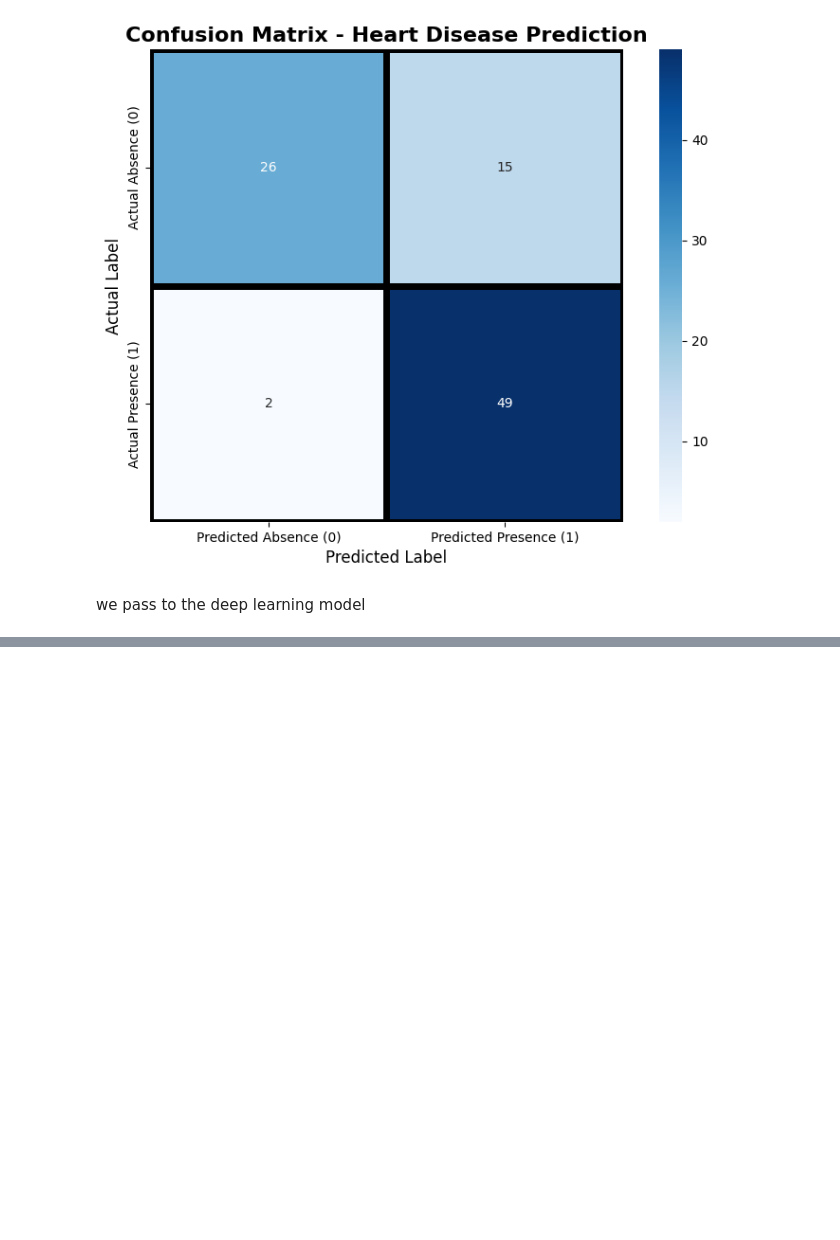
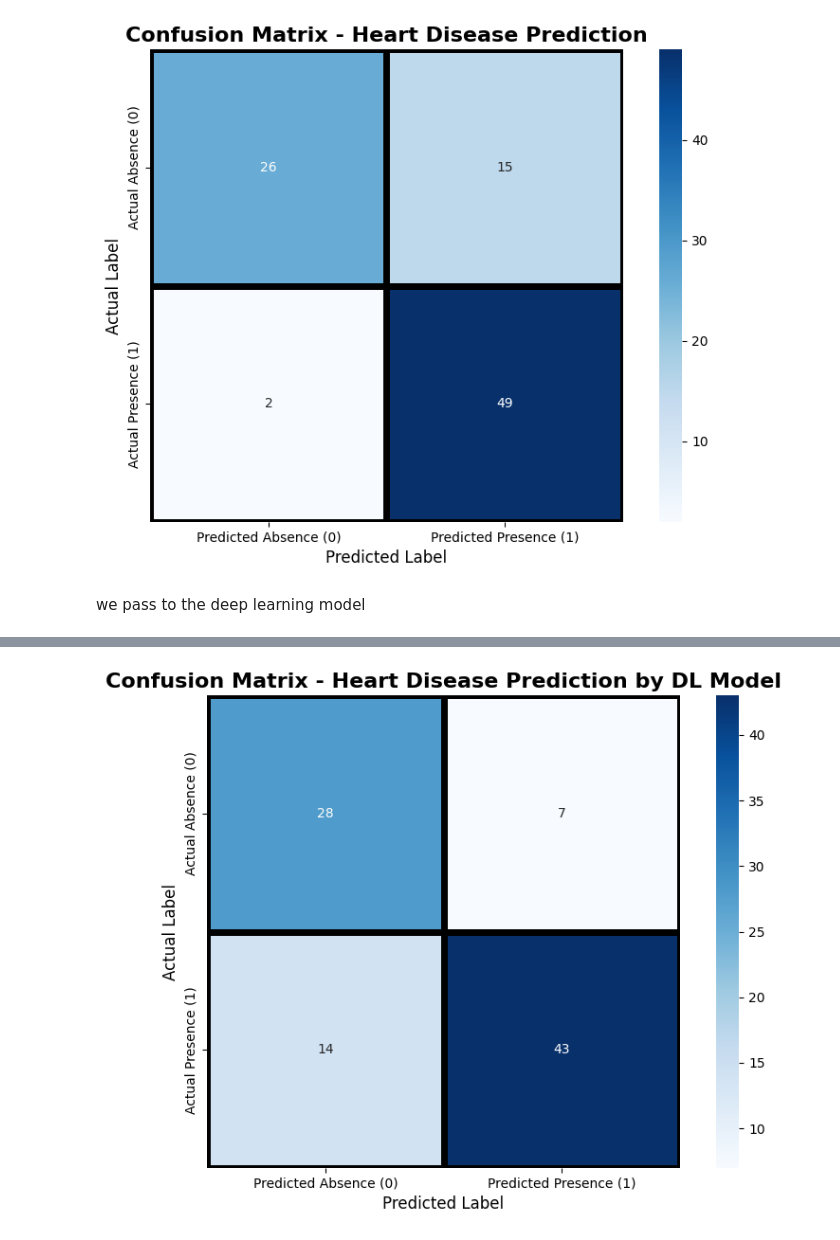
Before and after one commit to analysishater/DeepLearning, a Jupyter notebook: code.ipynb, the cells around one changed output, grey strips where cells are left out. Saved outputs shown, nothing was run; the diff lists cells and outputs as text; code cells hidden in the pictures; blank space fills up the shorter version.

```diff
--- a/code.ipynb
+++ b/code.ipynb
@@ -277,3 +260,7 @@ plt.show()
 [figure]
 # %% [markdown]
 we pass to the deep learning model
+# %%
+x_train1,x_test1,y_train1,y_test1=train_test_split(
+    df1,y1,test_size=0.10,random_state=42
+)
@@ -279,0 +275,7 @@ we pass to the deep learning model
+# %%
+models.compile(
+    optimizer='adam',
+    loss='binary_crossentropy',
+    metrics=['accuracy',"recall"]
+
+)
@@ -279,0 +340,12 @@ we pass to the deep learning model
+# %%
+history = models.fit(
+      x_train1, y_train1,
+      epochs=30,
+      batch_size=32,
+      validation_split=0.2,
+      verbose=1
+    )
+y_pred_proba = models.predict(x_test1).flatten()
+
+threshold = 0.2
+y_pred_custom = (y_pred_proba >= threshold).astype(int)
@@ -279,0 +370,23 @@ we pass to the deep learning model
+# %%
+cm = confusion_matrix(y_test1,y_pred_custom)
+
+# Create the visualization
+plt.figure(figsize=(8, 6))
+sns.heatmap(cm,
+            annot=True,            # Show numbers in cells
+            fmt='d',               # Integer format
+            cmap='Blues',          # Color scheme
+            cbar=True,             # Show color bar
+            square=True,           # Square cells
+            linewidths=5,          # Lines between cells
+            linecolor='black',     # Line color
+
+            xticklabels=['Predicted Absence (0)', 'Predicted Presence (1)'],
+            yticklabels=['Actual Absence (0)', 'Actual Presence (1)'])
+plt.title('Confusion Matrix - Heart Disease Prediction by DL Model', fontsize=16, fontweight='bold')
+plt.xlabel('Predicted Label', fontsize=12)
+plt.ylabel('Actual Label', fontsize=12)
+plt.tight_layout()
+plt.show()
+# %% [output]
+[figure, added]
```
Also changed, not shown: parts of 8 cells of this notebook, 1 other file.
